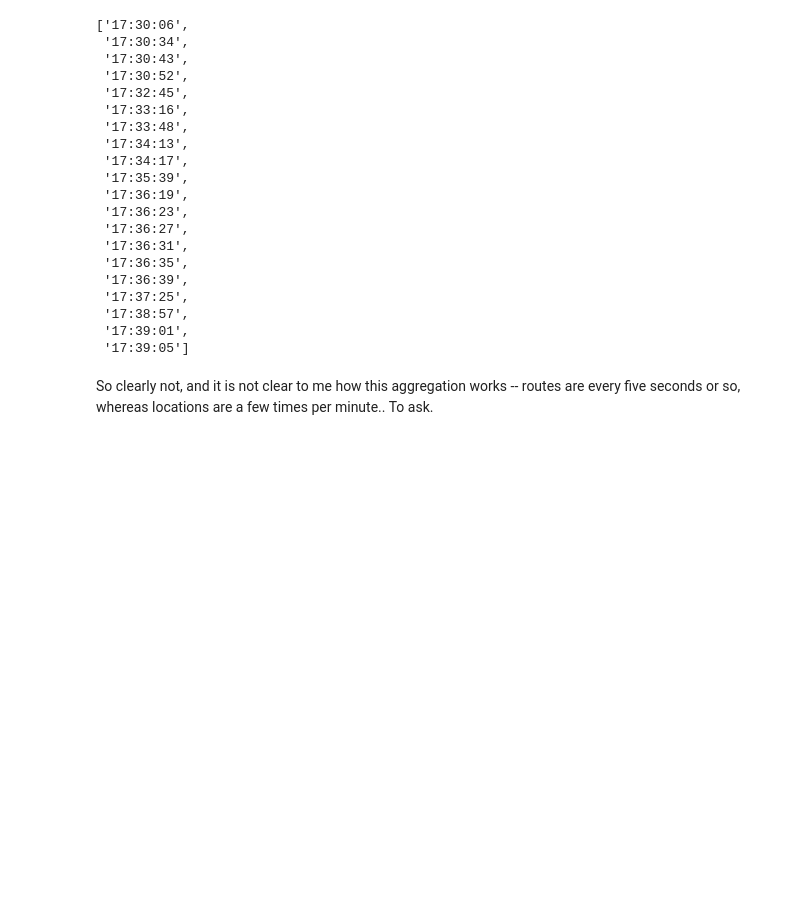
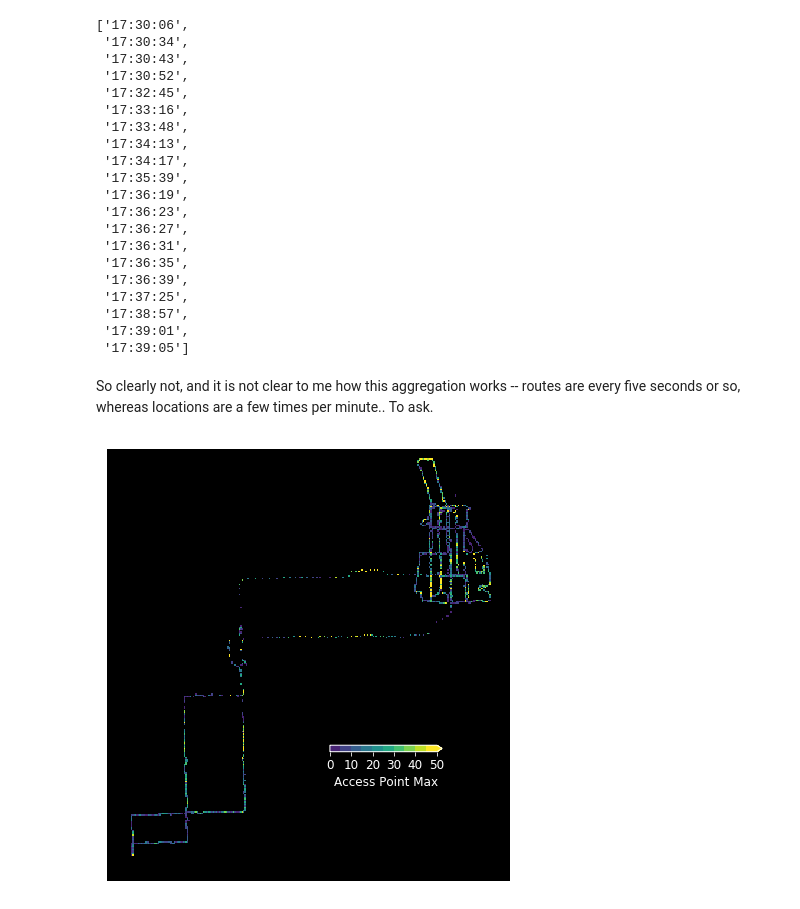
Before and after one commit to JamesSaxon/neighborhood_broadband, a Jupyter notebook: wigle.ipynb, the cells around one changed output. Saved outputs shown, nothing was run; the diff lists cells and outputs as text; code cells hidden in the pictures; blank space fills up the shorter version.

```diff
--- a/wigle.ipynb
+++ b/wigle.ipynb
@@ -279,3 +293,9 @@ list(route_num[~route_num.loc_num.isna()].index.strftime("%H:%M:%S").unique())[:
  '17:39:05']
 # %% [markdown]
 So clearly not, and it is not clear to me how this aggregation works -- routes are every five seconds or so, whereas locations are a few times per minute..  To ask.
+# %%
+pretty_hist(net, "Access Point Max", vmin = 0, vmax = 50, vsteps = 10, vscale = 2,
+            bbox = {"xmin" : 359900, "xmax" : 362700, "ymin" : 567500, "ymax" : 570500},
+            cmap = "viridis", loc = [0.55, 0.3, 0.26, 0.015])
+# %% [output]
+[figure, added]
```
Also changed, not shown: parts of 10 cells of this notebook, 1 other file.
